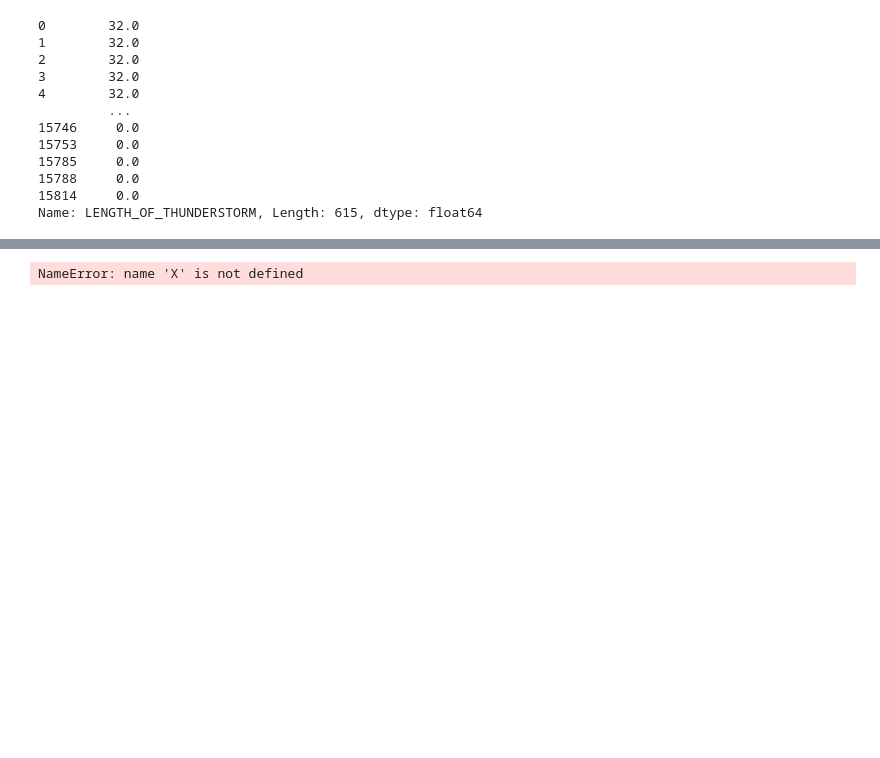
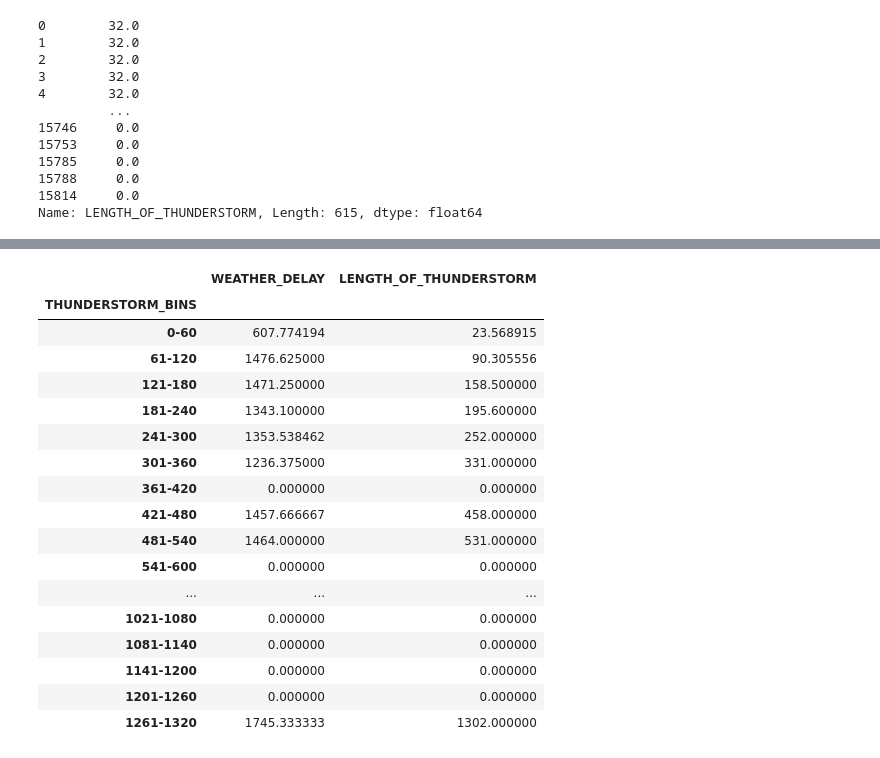
Before and after one commit to meghanvl/Weather_Delays, a Jupyter notebook: ML/delays.ipynb, the cells around one changed output, grey strips where cells are left out. Cells and saved outputs as stored; diff of their text form; code cells hidden in the pictures; blank space fills up the shorter version.

```diff
--- a/ML/delays.ipynb
+++ b/ML/delays.ipynb
@@ -131,0 +126,21 @@ duration_df
+# %%
+group_df.fillna(0)
+# %% [output]
+|  | WEATHER_DELAY | LENGTH_OF_THUNDERSTORM |
+| THUNDERSTORM_BINS |  |  |
+| 0-60 | 607.774194 | 23.568915 |
+| 61-120 | 1476.625000 | 90.305556 |
+| 121-180 | 1471.250000 | 158.500000 |
+| 181-240 | 1343.100000 | 195.600000 |
+| 241-300 | 1353.538462 | 252.000000 |
+| 301-360 | 1236.375000 | 331.000000 |
+| 361-420 | 0.000000 | 0.000000 |
+| 421-480 | 1457.666667 | 458.000000 |
+| 481-540 | 1464.000000 | 531.000000 |
+| 541-600 | 0.000000 | 0.000000 |
+| ... | ... | ... |
+| 1021-1080 | 0.000000 | 0.000000 |
+| 1081-1140 | 0.000000 | 0.000000 |
+| 1141-1200 | 0.000000 | 0.000000 |
+| 1201-1260 | 0.000000 | 0.000000 |
+| 1261-1320 | 1745.333333 | 1302.000000 |
@@ -134,8 +153,6 @@ duration_df
 # y = clean_model["NEW_THUNDERSTORM"]
 # print(X.shape, y.shape)
 # %%
-from sklearn.model_selection import train_test_split
+# from sklearn.model_selection import train_test_split
 
-X_train, X_test, y_train, y_test = train_test_split(X, y, random_state=1)
+# X_train, X_test, y_train, y_test = train_test_split(X, y, random_state=1)
-# %% [output]
-NameError: name 'X' is not defined
```
Also changed, not shown: parts of 6 cells of this notebook, 4 other files.
